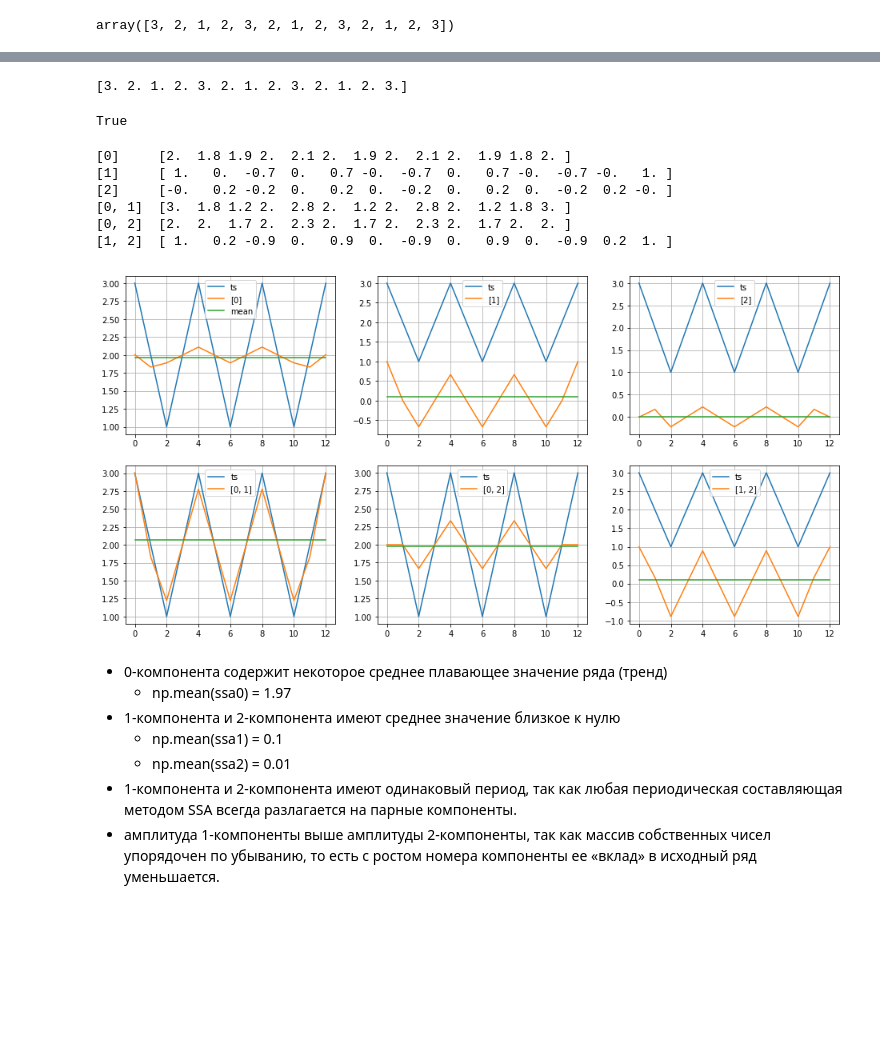
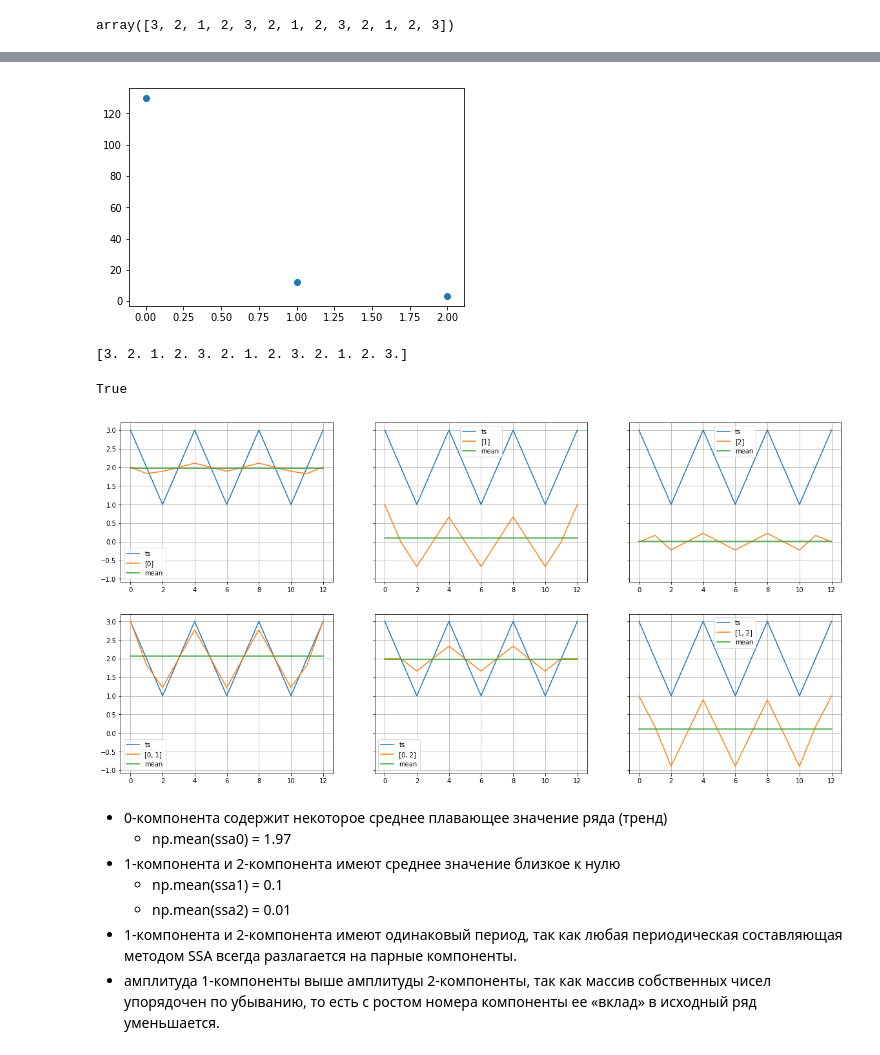
Before and after one commit to euloo/time-series, a Jupyter notebook: 5-timeSeries.ipynb, the cells around one changed output, grey strips where cells are left out. Saved outputs shown, nothing was run; the diff lists cells and outputs as text; code cells hidden in the pictures; blank space fills up the shorter version.

```diff
--- a/5-timeSeries.ipynb
+++ b/5-timeSeries.ipynb
@@ -141,3 +141,8 @@ plt.plot(ts)
+# %%
+plt.scatter(range(3), A)
+plt.show()
+# %% [output]
+[figure, added]
 # %%
 ts1 = SSA_group(A, U, V, len(ts), [0, 1, 2])
 print(ts1)
@@ -152,23 +157,8 @@ ssa2 = SSA_group(A, U, V, len(ts), [2])
 ssa01 = SSA_group(A, U, V, len(ts), [0, 1])
 ssa02 = SSA_group(A, U, V, len(ts), [0, 2])
 ssa12 = SSA_group(A, U, V, len(ts), [1, 2])
-# %%
-with np.printoptions(precision=1, suppress=True):
-    print("[0]    ", ssa0)
-    print("[1]    ", ssa1)
-    print("[2]    ", ssa2)
-    print("[0, 1] ", ssa01)
-    print("[0, 2] ", ssa02)
-    print("[1, 2] ", ssa12)
-# %% [output]
-[0]     [2.  1.8 1.9 2.  2.1 2.  1.9 2.  2.1 2.  1.9 1.8 2. ]
-[1]     [ 1.   0.  -0.7  0.   0.7 -0.  -0.7  0.   0.7 -0.  -0.7 -0.   1. ]
-[2]     [-0.   0.2 -0.2  0.   0.2  0.  -0.2  0.   0.2  0.  -0.2  0.2 -0. ]
-[0, 1]  [3.  1.8 1.2 2.  2.8 2.  1.2 2.  2.8 2.  1.2 1.8 3. ]
-[0, 2]  [2.  2.  1.7 2.  2.3 2.  1.7 2.  2.3 2.  1.7 2.  2. ]
-[1, 2]  [ 1.   0.2 -0.9  0.   0.9  0.  -0.9  0.   0.9  0.  -0.9  0.2  1. ]
 # %%
-fig, ax = plt.subplots(2, 3, figsize=(16, 8))
+fig, ax = plt.subplots(2, 3, figsize=(20, 10), sharey=True)
 ax[0,0].plot(ts)
 ax[0,0].plot(ssa0)
 ax[0,0].plot([np.mean(ssa0)]*13)
@@ -180,34 +170,34 @@ ax[0,1].plot([np.mean(ssa1)]*13)
 ax[0,2].plot(ts)
 ax[0,2].plot(ssa2)
 ax[0,2].plot([np.mean(ssa2)]*13)
 
 ax[1,0].plot(ts)
 ax[1,0].plot(ssa01)
 ax[1,0].plot([np.mean(ssa01)]*13)
 
 ax[1,1].plot(ts)
 ax[1,1].plot(ssa02)
 ax[1,1].plot([np.mean(ssa02)]*13)
 
 ax[1,2].plot(ts)
 ax[1,2].plot(ssa12)
 ax[1,2].plot([np.mean(ssa12)]*13)
 
 ax[0, 0].grid()
 ax[0, 1].grid()
 ax[0, 2].grid()
 ax[1, 0].grid()
 ax[1, 1].grid()
 ax[1, 2].grid()
 ax[0, 0].legend(["ts", "[0]", "mean"])
 ax[0, 1].legend(["ts", "[1]", "mean"])
 ax[0, 2].legend(["ts", "[2]", "mean"])
 ax[1, 0].legend(["ts", "[0, 1]", "mean"])
 ax[1, 1].legend(["ts", "[0, 2]", "mean"])
 ax[1, 2].legend(["ts", "[1, 2]", "mean"])
 plt.show()
 # %% [output]
-[figure, old version]
+[figure, new version]
 # %% [markdown]
 - 0-компонента содержит некоторое среднее плавающее значение ряда (тренд)
     - np.mean(ssa0) = 1.97
```
Also changed, not shown: parts of 48 cells of this notebook.
